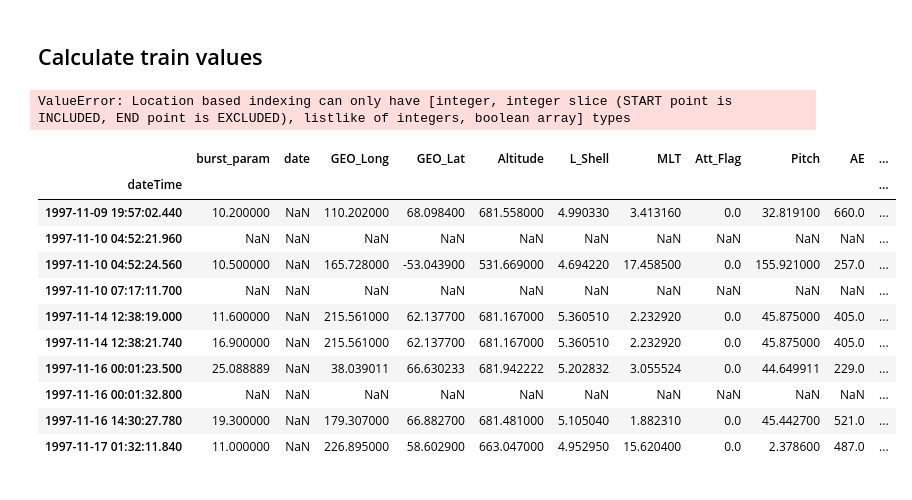
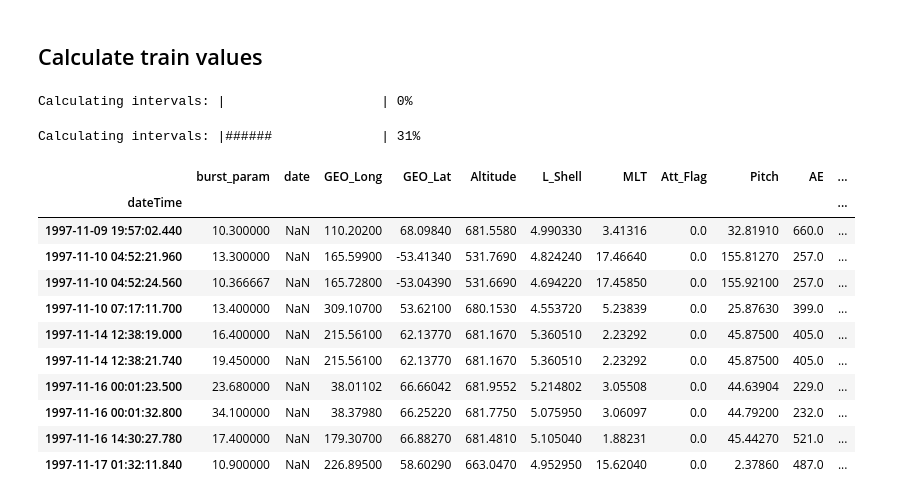
Before and after one commit to mshumko/sampex_microburst_indices, a Jupyter notebook: sampex_microburst_indices/analysis/microburst_trains.ipynb, the cells around one changed output. Drawn from its saved outputs; the diff is of its cells as text; code cells hidden in the pictures.

Commit message:
Finished the microburst train dataset loop.

```diff
--- a/sampex_microburst_indices/analysis/microburst_trains.ipynb
+++ b/sampex_microburst_indices/analysis/microburst_trains.ipynb
@@ -73,3 +75,10 @@ array([0.46, 0.96, 4.2 ])
+# %%
+def progressbar(i, n):
+    # Update the status % in the terminal.
+    progress_percent = round(100 * i / n)
+    progress_str = "#" * (progress_percent // 5)
+    print(f'Calculating intervals: |{progress_str:<20}| {progress_percent}%', end='\r')
+    return
 # %% [markdown]
 # Calculate the microburst trains
 First define a maximum time threshold between microbursts to qualify as a microburst train
@@ -86,10 +95,7 @@ def intervals(dt, threshold_s=1):
 
     while i < len(dt):
 
-        # Update the status % in the terminal.
-        progress_percent = round(100 * i / len(dt))
-        progress_str = "#" * (progress_percent // 5)
-        print(f'Calculating intervals: |{progress_str:<20}| {progress_percent}%', end='\r')
+        progressbar(i, len(dt))
 
         if (dt[i] > threshold_s) or np.isnan(dt[i]):
             i += 1
@@ -148,27 +154,28 @@ trains = pd.DataFrame(
     columns=np.concatenate((cat.columns.to_numpy(), ['n_microbursts']))
 )
 # %%
-for (start, end) in indices:
+for i, (start, end) in enumerate(indices):
+    progressbar(i, indices.shape[0])
     trains.loc[cat.index[start], cat.columns] = cat.iloc[start:end, :].mean()
     # The +1 is to avoid averaging the dt from the previous gap
-    trains.loc[cat.index[start], 'dt'] = cat.iloc[
-        cat.index[start+1]:cat.index[end], 'dt'].mean()
+    trains.loc[cat.index[start], 'dt'] = cat.loc[cat.index[start+1]:cat.index[end], 'dt'].mean()
     trains.loc[cat.index[start], 'n_microbursts'] = end-start+1
 trains.drop(columns=['burst_param', 'date'], inplace=True)
 # %% [output]
-ValueError: Location based indexing can only have [integer, integer slice (START point is INCLUDED, END point is EXCLUDED), listlike of integers, boolean array] types
+Calculating intervals: |                    | 0%
+Calculating intervals: |######              | 31%
 # %%
-trains.head(10)
+trains.head()
 # %% [output]
 |  | burst_param | date | GEO_Long | GEO_Lat | Altitude | L_Shell | MLT | Att_Flag | Pitch | AE | ... |
 | dateTime |  |  |  |  |  |  |  |  |  |  | ... |
-| 1997-11-09 19:57:02.440 | 10.200000 | NaN | 110.202000 | 68.098400 | 681.558000 | 4.990330 | 3.413160 | 0.0 | 32.819100 | 660.0 | ... |
-| 1997-11-10 04:52:21.960 | NaN | NaN | NaN | NaN | NaN | NaN | NaN | NaN | NaN | NaN | ... |
-| 1997-11-10 04:52:24.560 | 10.500000 | NaN | 165.728000 | -53.043900 | 531.669000 | 4.694220 | 17.458500 | 0.0 | 155.921000 | 257.0 | ... |
-| 1997-11-10 07:17:11.700 | NaN | NaN | NaN | NaN | NaN | NaN | NaN | NaN | NaN | NaN | ... |
-| 1997-11-14 12:38:19.000 | 11.600000 | NaN | 215.561000 | 62.137700 | 681.167000 | 5.360510 | 2.232920 | 0.0 | 45.875000 | 405.0 | ... |
-| 1997-11-14 12:38:21.740 | 16.900000 | NaN | 215.561000 | 62.137700 | 681.167000 | 5.360510 | 2.232920 | 0.0 | 45.875000 | 405.0 | ... |
-| 1997-11-16 00:01:23.500 | 25.088889 | NaN | 38.039011 | 66.630233 | 681.942222 | 5.202832 | 3.055524 | 0.0 | 44.649911 | 229.0 | ... |
-| 1997-11-16 00:01:32.800 | NaN | NaN | NaN | NaN | NaN | NaN | NaN | NaN | NaN | NaN | ... |
-| 1997-11-16 14:30:27.780 | 19.300000 | NaN | 179.307000 | 66.882700 | 681.481000 | 5.105040 | 1.882310 | 0.0 | 45.442700 | 521.0 | ... |
-| 1997-11-17 01:32:11.840 | 11.000000 | NaN | 226.895000 | 58.602900 | 663.047000 | 4.952950 | 15.620400 | 0.0 | 2.378600 | 487.0 | ... |
+| 1997-11-09 19:57:02.440 | 10.300000 | NaN | 110.20200 | 68.09840 | 681.5580 | 4.990330 | 3.41316 | 0.0 | 32.81910 | 660.0 | ... |
+| 1997-11-10 04:52:21.960 | 13.300000 | NaN | 165.59900 | -53.41340 | 531.7690 | 4.824240 | 17.46640 | 0.0 | 155.81270 | 257.0 | ... |
+| 1997-11-10 04:52:24.560 | 10.366667 | NaN | 165.72800 | -53.04390 | 531.6690 | 4.694220 | 17.45850 | 0.0 | 155.92100 | 257.0 | ... |
+| 1997-11-10 07:17:11.700 | 13.400000 | NaN | 309.10700 | 53.62100 | 680.1530 | 4.553720 | 5.23839 | 0.0 | 25.87630 | 399.0 | ... |
+| 1997-11-14 12:38:19.000 | 16.400000 | NaN | 215.56100 | 62.13770 | 681.1670 | 5.360510 | 2.23292 | 0.0 | 45.87500 | 405.0 | ... |
+| 1997-11-14 12:38:21.740 | 19.450000 | NaN | 215.56100 | 62.13770 | 681.1670 | 5.360510 | 2.23292 | 0.0 | 45.87500 | 405.0 | ... |
+| 1997-11-16 00:01:23.500 | 23.680000 | NaN | 38.01102 | 66.66042 | 681.9552 | 5.214802 | 3.05508 | 0.0 | 44.63904 | 229.0 | ... |
+| 1997-11-16 00:01:32.800 | 34.100000 | NaN | 38.37980 | 66.25220 | 681.7750 | 5.075950 | 3.06097 | 0.0 | 44.79200 | 232.0 | ... |
+| 1997-11-16 14:30:27.780 | 17.400000 | NaN | 179.30700 | 66.88270 | 681.4810 | 5.105040 | 1.88231 | 0.0 | 45.44270 | 521.0 | ... |
+| 1997-11-17 01:32:11.840 | 10.900000 | NaN | 226.89500 | 58.60290 | 663.0470 | 4.952950 | 15.62040 | 0.0 | 2.37860 | 487.0 | ... |
```
Also changed, not shown: parts of 1 cell of this notebook.
